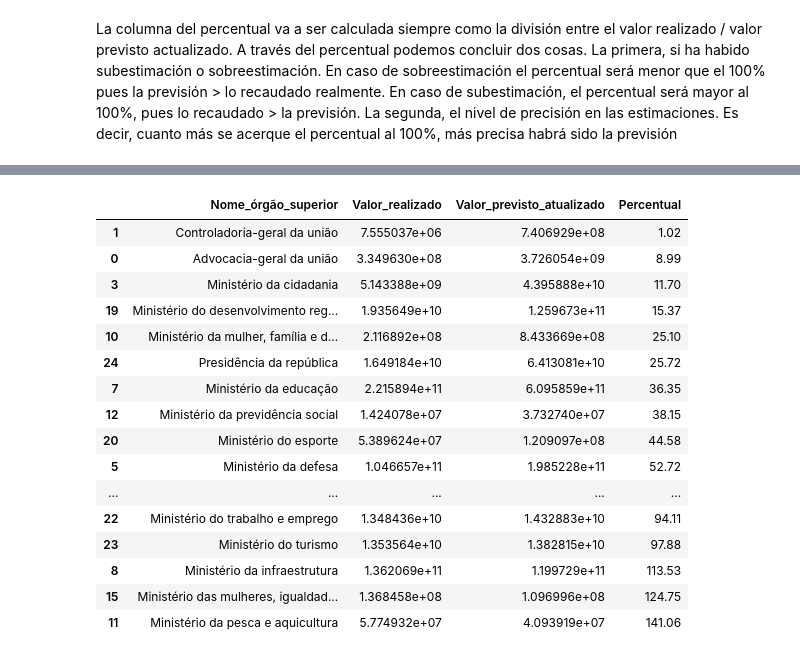
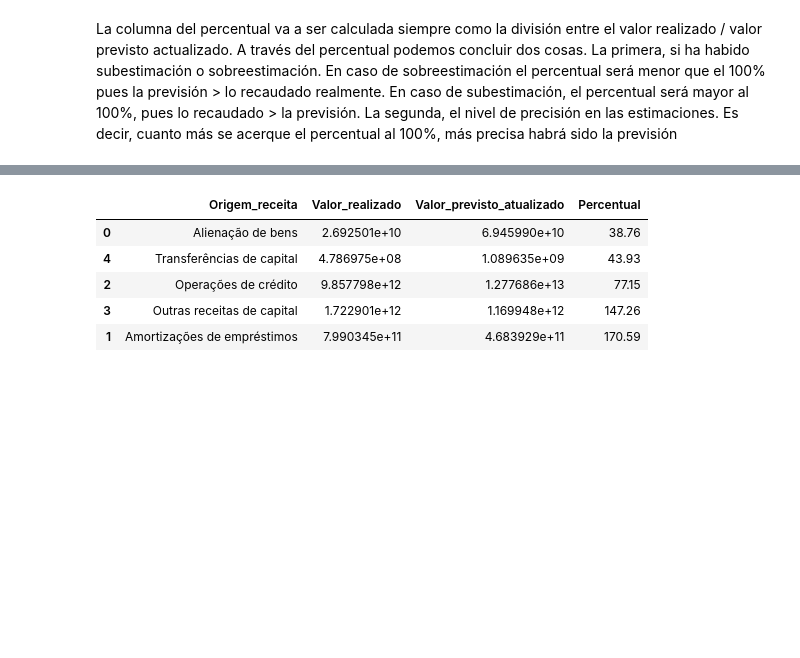
Before and after one commit to raquelscv/Proyecto2-AnalisisPandas, a Jupyter notebook: Analisis_Ingresos_Brasil.ipynb, the cells around one changed output, grey strips where cells are left out. Drawn from its saved outputs; the diff is of its cells as text; code cells hidden in the pictures; blank space fills up the shorter version.

```diff
--- a/Analisis_Ingresos_Brasil.ipynb
+++ b/Analisis_Ingresos_Brasil.ipynb
@@ -437,0 +602,4 @@ Ahora, este percentual puede interesar calcularlo por órgano superior o por cat
+# %%
+#devuelve los registros donde la categoria economica es Receitas de capital
+categoria_problematica = df[df["Categoria_econômica"] == "Receitas de capital"]
+categoria_problematica.sample()
@@ -438,25 +609,14 @@ Ahora, este percentual puede interesar calcularlo por órgano superior o por cat
 # %%
-#genera el dataframe para la octava visualizacion (percentual por organo superior)
-df_previsiones_organo = df.groupby("Nome_órgão_superior").agg({"Valor_realizado": "sum", "Valor_previsto_atualizado": "sum"})
-df_previsiones_organo = df_previsiones_organo.reset_index()
-df_previsiones_organo["Percentual"] = round((df_previsiones_organo["Valor_realizado"] / df_previsiones_organo["Valor_previsto_atualizado"])*100,2)
-df_previsiones_organo = df_previsiones_organo.sort_values(by= "Percentual")
-df_previsiones_organo
+#genera el dataframe para la decimotercera visualizacion (percentual por origen ingreso)
+df_previsiones_origen = categoria_problematica.groupby("Origem_receita").agg({"Valor_realizado": "sum", "Valor_previsto_atualizado": "sum"})
+df_previsiones_origen = df_previsiones_origen.reset_index()
+df_previsiones_origen["Percentual"] = round((df_previsiones_origen["Valor_realizado"] / df_previsiones_origen["Valor_previsto_atualizado"])*100,2)
+df_previsiones_origen = df_previsiones_origen.sort_values(by= "Percentual")
+df_previsiones_origen
 # %% [output]
-|  | Nome_órgão_superior | Valor_realizado | Valor_previsto_atualizado | Percentual |
-| 1 | Controladoria-geral da união | 7.555037e+06 | 7.406929e+08 | 1.02 |
-| 0 | Advocacia-geral da união | 3.349630e+08 | 3.726054e+09 | 8.99 |
-| 3 | Ministério da cidadania | 5.143388e+09 | 4.395888e+10 | 11.70 |
-| 19 | Ministério do desenvolvimento reg... | 1.935649e+10 | 1.259673e+11 | 15.37 |
-| 10 | Ministério da mulher, família e d... | 2.116892e+08 | 8.433669e+08 | 25.10 |
-| 24 | Presidência da república | 1.649184e+10 | 6.413081e+10 | 25.72 |
-| 7 | Ministério da educação | 2.215894e+11 | 6.095859e+11 | 36.35 |
-| 12 | Ministério da previdência social | 1.424078e+07 | 3.732740e+07 | 38.15 |
-| 20 | Ministério do esporte | 5.389624e+07 | 1.209097e+08 | 44.58 |
-| 5 | Ministério da defesa | 1.046657e+11 | 1.985228e+11 | 52.72 |
-| ... | ... | ... | ... | ... |
-| 22 | Ministério do trabalho e emprego | 1.348436e+10 | 1.432883e+10 | 94.11 |
-| 23 | Ministério do turismo | 1.353564e+10 | 1.382815e+10 | 97.88 |
-| 8 | Ministério da infraestrutura | 1.362069e+11 | 1.199729e+11 | 113.53 |
-| 15 | Ministério das mulheres, igualdad... | 1.368458e+08 | 1.096996e+08 | 124.75 |
-| 11 | Ministério da pesca e aquicultura | 5.774932e+07 | 4.093919e+07 | 141.06 |
+|  | Origem_receita | Valor_realizado | Valor_previsto_atualizado | Percentual |
+| 0 | Alienação de bens | 2.692501e+10 | 6.945990e+10 | 38.76 |
+| 4 | Transferências de capital | 4.786975e+08 | 1.089635e+09 | 43.93 |
+| 2 | Operações de crédito | 9.857798e+12 | 1.277686e+13 | 77.15 |
+| 3 | Outras receitas de capital | 1.722901e+12 | 1.169948e+12 | 147.26 |
+| 1 | Amortizações de empréstimos | 7.990345e+11 | 4.683929e+11 | 170.59 |
```
Also changed, not shown: parts of 36 cells of this notebook.
